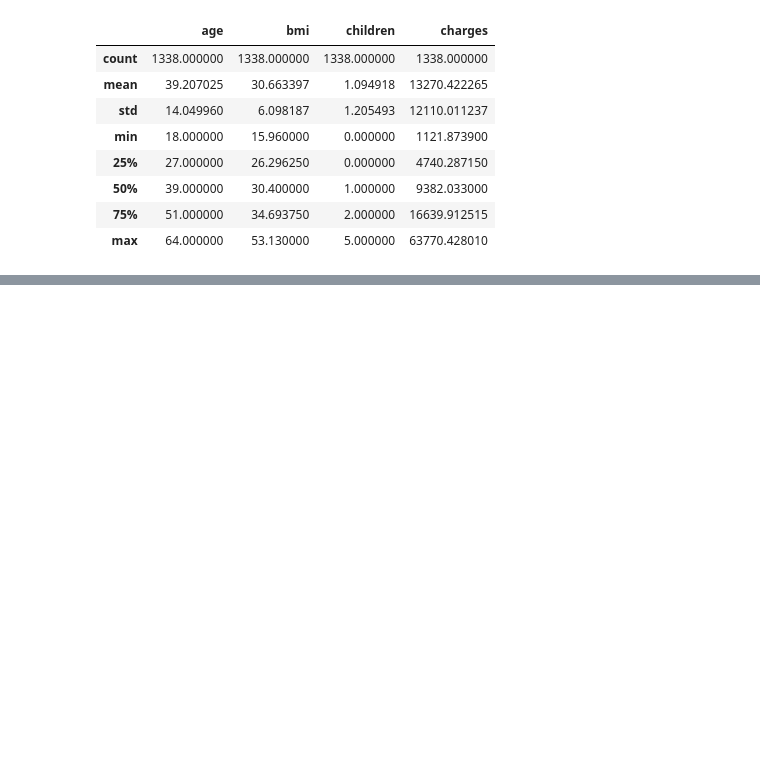
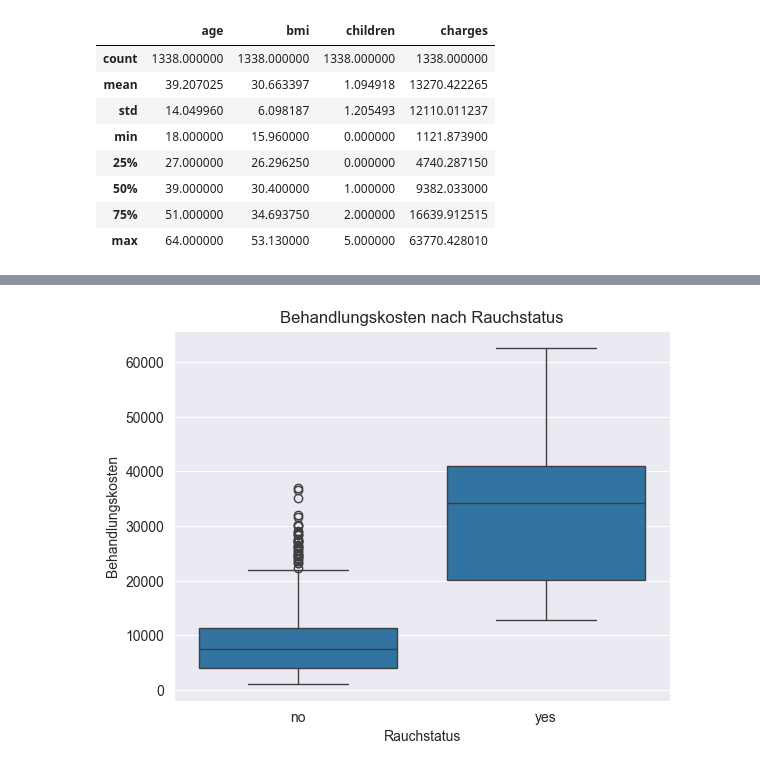
Before and after one commit to raaamk/ML_SoSe24, a Jupyter notebook: src/Assignments/Group Project/Medical Treatment Cost Estimation.ipynb, the cells around one changed output, grey strips where cells are left out. Saved outputs shown, nothing was run; the diff lists cells and outputs as text; code cells hidden in the pictures; blank space fills up the shorter version.

```diff
--- a/src/Assignments/Group Project/Medical Treatment Cost Estimation.ipynb
+++ b/src/Assignments/Group Project/Medical Treatment Cost Estimation.ipynb
@@ -311,0 +324,10 @@ R^2 Score: 0.8644769479860557
+# %%
+#Boxplot von Behandlungskosten nach Rauchstatus
+plt.figure()
+sns.boxplot(x='smoker', y='charges', data=combined_training_plot)
+plt.title('Behandlungskosten nach Rauchstatus')
+plt.xlabel('Rauchstatus')
+plt.ylabel('Behandlungskosten')
+plt.show()
+# %% [output]
+[figure, added]
```
Also changed, not shown: parts of 68 cells of this notebook, 1 other file.
